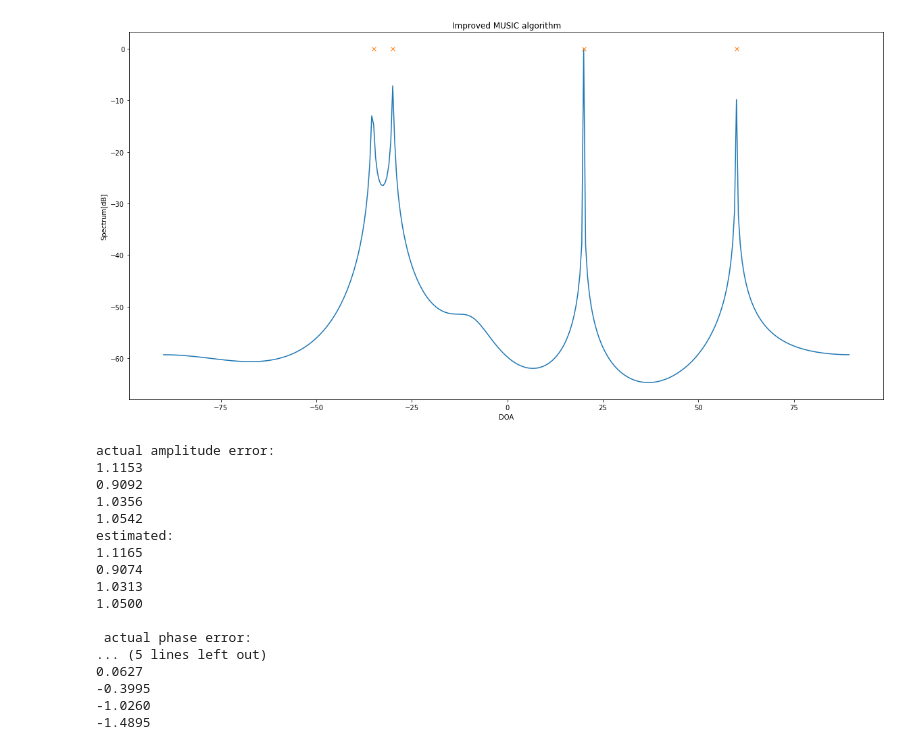
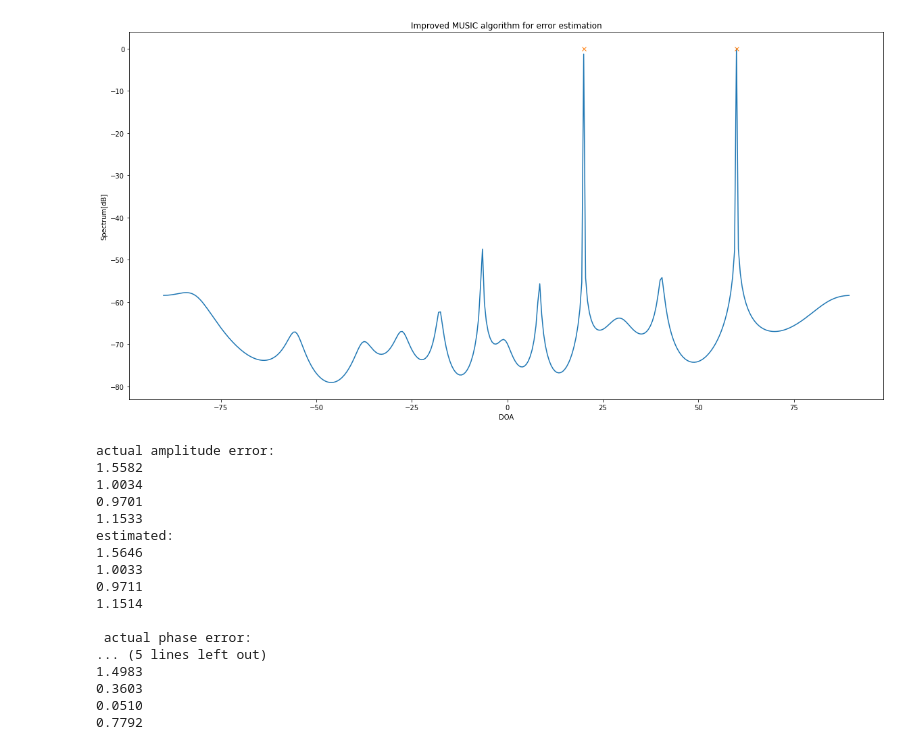
Before and after one commit to rayandaod/MUSIC_for_DOA, a Jupyter notebook: notebooks/Improved_music.ipynb, the cells around one changed output. Saved outputs shown, nothing was run; the diff lists cells and outputs as text; code cells hidden in the pictures.

```diff
--- a/notebooks/Improved_music.ipynb
+++ b/notebooks/Improved_music.ipynb
@@ -4,14 +17,3 @@ import matplotlib.pyplot as plt
-# %%
-angles = np.array([20., 60., -30., -35.])
-freqs = np.array([1/2, 1/3, 1/5, 1/10])
-thetas = np.array(angles) / 180 * np.pi
-w = np.array(freqs)*2*np.pi
-N = 200
-M = 10
-D = np.size(thetas)
-wavelen = 150
-d = wavelen / 2
-var = 0.10
 # %%
 def generate_data(M, N, d, wavelen, angles, freqs, var=0.01):
     thetas = np.array(angles) / 180 * np.pi
@@ -25,5 +58,5 @@ def generate_data(M, N, d, wavelen, angles, freqs, var=0.01):
 # %%
-def musicDOA(X, M, d, wavelen, thetas, L=0, resscale="log", corr="false", ee="false"):
+def improved_musicDOA(X, M, d, wavelen, thetas, L=0, resscale="log", corr="false", ee="false"):
     D = np.size(thetas)
     K=M-L
     # Make sure we have more receivers than input signals
@@ -60,6 +93,7 @@ def musicDOA(X, M, d, wavelen, thetas, L=0, resscale="log", corr="false", ee="fa
         a[:K, 0] = np.exp(-1j*2*np.pi*d*np.sin(peak_search_range[i]*np.pi/180)/wavelen*m[:K])
         a[K:, 1:] = np.diag(np.exp(-1j*2*np.pi*d*np.sin(peak_search_range[i]*np.pi/180)/wavelen*m[K:]))
         Pmusic[i] = 1/abs(np.linalg.det(np.dot(a.conj().T, np.dot(Ren, a))))
+    time=datetime.datetime.now()-starttime
     # Spatial spectrum function
     if resscale == "log":
         Pmusic = 10 * np.log10(Pmusic / np.max(Pmusic))
@@ -74,3 +108,14 @@ def musicDOA(X, M, d, wavelen, thetas, L=0, resscale="log", corr="false", ee="fa
       error = error / error[0]
       return Pmusic, peak_search_range, error
     return Pmusic, peak_search_range
+# %%
+angles = np.array([20., 60.])
+freqs = np.array([1/2, 1/3])
+thetas = np.array(angles) / 180 * np.pi
+w = np.array(freqs)*2*np.pi
+N = 200
+M = 10
+D = np.size(thetas)
+wavelen = 150
+d = wavelen / 2
+var = 0.01
@@ -76,0 +272,6 @@ def musicDOA(X, M, d, wavelen, thetas, L=0, resscale="log", corr="false", ee="fa
+# %%
+X = generate_data(M,N,d,wavelen,angles,freqs,var)
+L=4
+phase_error = np.random.normal(0, np.pi/4, L)
+amp_error = np.random.normal(1, 0.3, L)
+X[-L:, :] = X[-L:, :] * np.tile(amp_error, (N, 1)).T * np.tile(np.exp(1j*phase_error), (N, 1)).T
@@ -77,53 +289,44 @@ def musicDOA(X, M, d, wavelen, thetas, L=0, resscale="log", corr="false", ee="fa
 # %%
-L=4
-y = generate_data(M,N,d,wavelen,angles,freqs,var)
-
-phase_error = np.random.normal(0, 1, L)
-amp_error = np.random.normal(1, var, L)
-
-y[-L:, :] = y[-L:, :] * np.tile(amp_error, (N, 1)).T * np.tile(np.exp(1j*phase_error), (N, 1)).T
-
-
-Pmusic, peak_search_range, error  = musicDOA(y,M,d,wavelen,thetas,L, ee="true")
+Pmusic, peak_search_range, error= improved_musicDOA(X,M,d,wavelen,thetas,L, ee="true")
 plt.figure(figsize=(20,10))
 plt.plot(peak_search_range, Pmusic)
 plt.plot(angles,np.zeros(angles.size),"x")
-plt.title("Improved MUSIC algorithm")
+plt.title("Improved MUSIC algorithm for error estimation")
 plt.xlabel("DOA")
 plt.ylabel("Spectrum[dB]")
 plt.show()
 
 
 amp_error_estimation = np.absolute(error)
 phase_error_estimation = np.angle(error)
 
 print('actual amplitude error:')
 for x in amp_error.tolist():print('%.4f' % x)
 
 print('estimated:')
 for x in amp_error_estimation.tolist()[1:]:print('%.4f' % x)
 
 print('\n actual phase error:')
 for x in phase_error.tolist():print('%.4f' % x)
 
 print('estimated:')
 for x in phase_error_estimation.tolist()[1:]:print('%.4f' % x)
 # %% [output]
-[figure, old version]
+[figure, new version]
 actual amplitude error:
-1.1153
-0.9092
-1.0356
-1.0542
+1.5582
+1.0034
+0.9701
+1.1533
 estimated:
-1.1165
-0.9074
-1.0313
-1.0500
+1.5646
+1.0033
+0.9711
+1.1514
 
  actual phase error:
 ... (5 lines left out)
-0.0627
--0.3995
--1.0260
--1.4895
+1.4983
+0.3603
+0.0510
+0.7792
```
Also changed, not shown: parts of 18 cells of this notebook.
